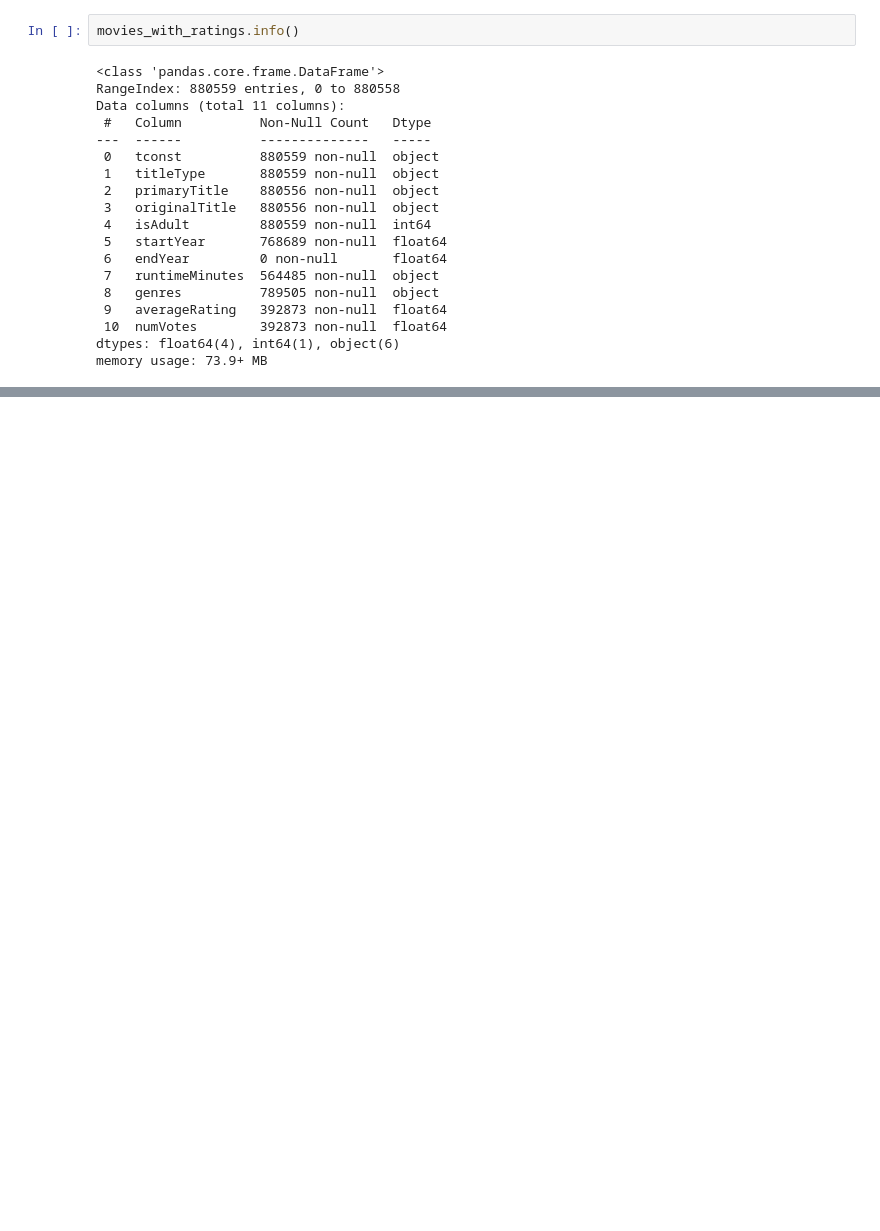
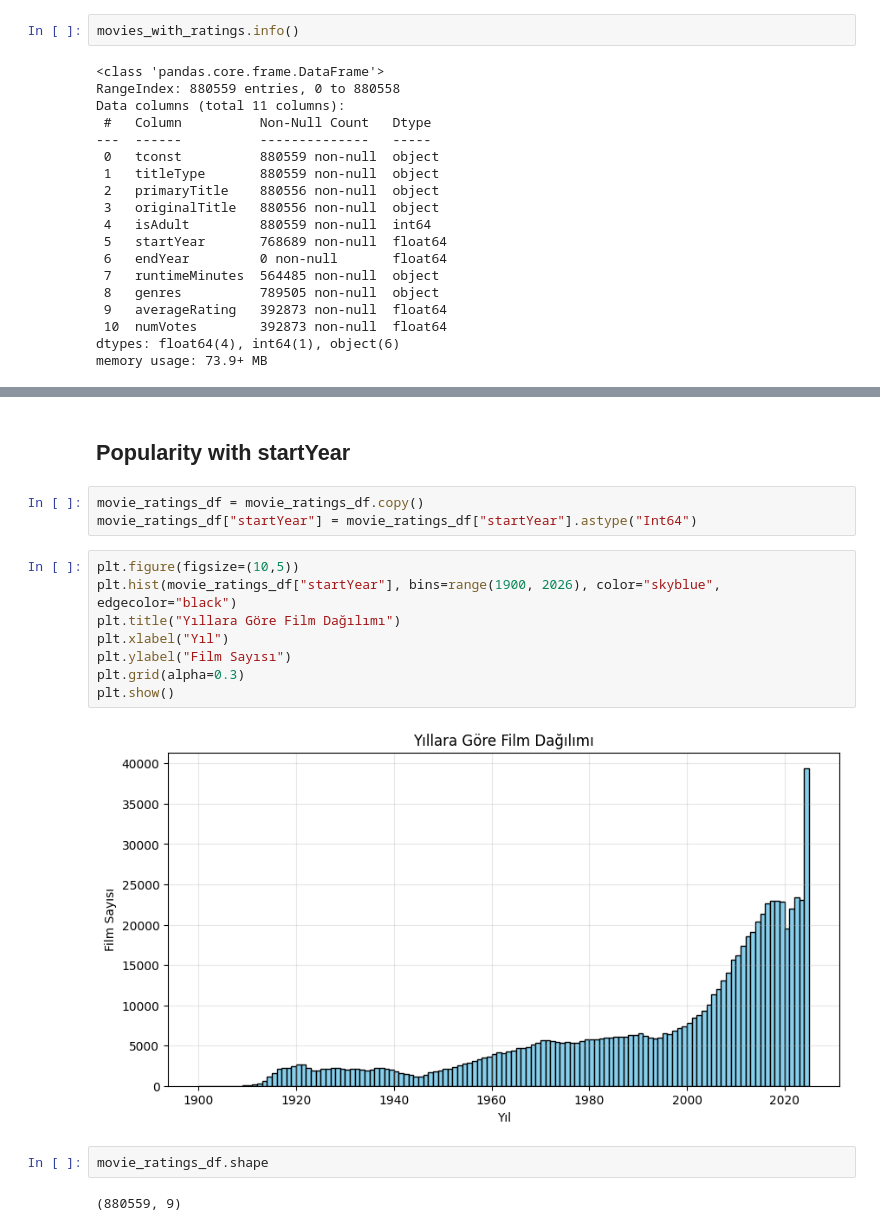
Before and after one commit to fsezgin/jellyfin-movie-recommender, a Jupyter notebook: notebooks/populariy-based.ipynb, the cells around one changed output, grey strips where cells are left out. Saved outputs shown, nothing was run; the diff lists cells and outputs as text; blank space fills up the shorter version.

```diff
--- a/notebooks/populariy-based.ipynb
+++ b/notebooks/populariy-based.ipynb
@@ -138,0 +203,19 @@ KeyError: 'averageRating'
+# %% [markdown]
+## Popularity with startYear
+# %%
+movie_ratings_df = movie_ratings_df.copy()
+movie_ratings_df["startYear"] = movie_ratings_df["startYear"].astype("Int64")
+# %%
+plt.figure(figsize=(10,5))
+plt.hist(movie_ratings_df["startYear"], bins=range(1900, 2026), color="skyblue", edgecolor="black")
+plt.title("Yıllara Göre Film Dağılımı")
+plt.xlabel("Yıl")
+plt.ylabel("Film Sayısı")
+plt.grid(alpha=0.3)
+plt.show()
+# %% [output]
+[figure, added]
+# %%
+movie_ratings_df.shape
+# %% [output]
+(880559, 9)
```
Also changed, not shown: parts of 25 cells of this notebook, 5 other files.
